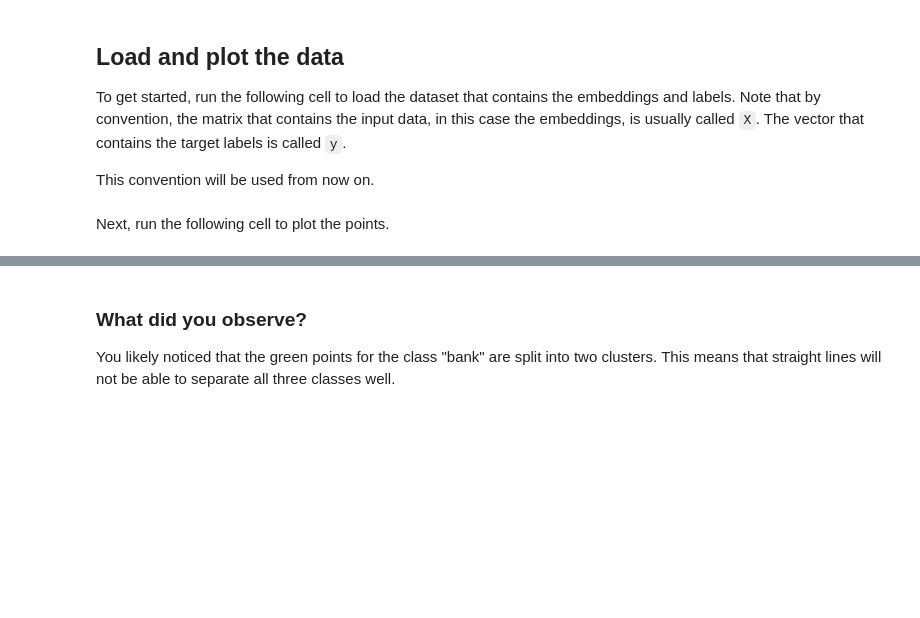
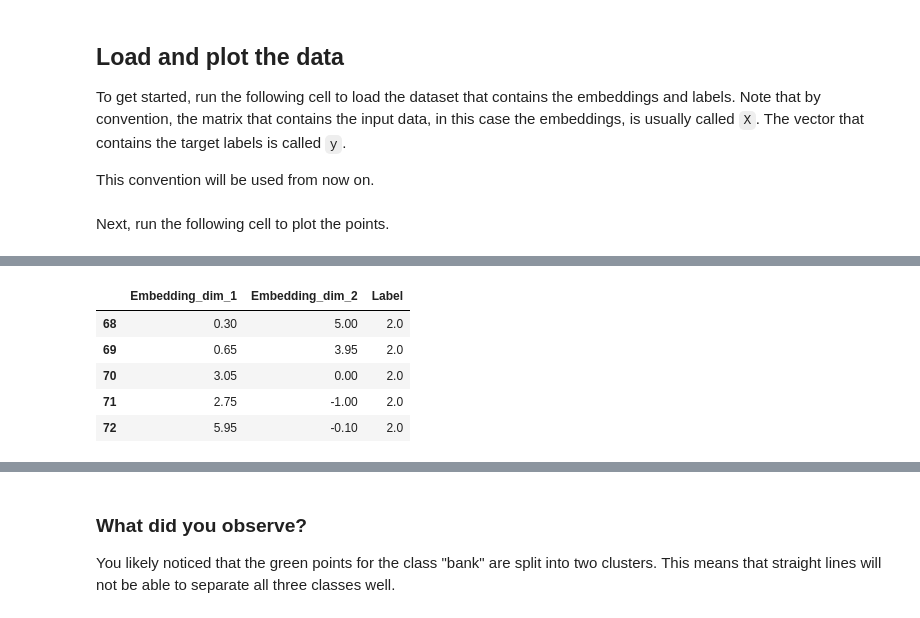
Before and after one commit to bornofdata/AI-Research-Foundations, a Jupyter notebook: DeepMinds/10_separate_more_complex_data.ipynb, the cells around one changed output, grey strips where cells are left out. Saved outputs shown, nothing was run; the diff lists cells and outputs as text; code cells hidden in the pictures; blank space fills up the shorter version.

```diff
--- a/DeepMinds/10_separate_more_complex_data.ipynb
+++ b/DeepMinds/10_separate_more_complex_data.ipynb
@@ -104,2 +115,11 @@ Next, run the following cell to plot the points.
+# %%
+df.tail()
+# %% [output]
+|  | Embedding_dim_1 | Embedding_dim_2 | Label |
+| 68 | 0.30 | 5.00 | 2.0 |
+| 69 | 0.65 | 3.95 | 2.0 |
+| 70 | 3.05 | 0.00 | 2.0 |
+| 71 | 2.75 | -1.00 | 2.0 |
+| 72 | 5.95 | -0.10 | 2.0 |
 # %%
 visualizations.plot_data_and_mlp(X, y, labels, title="2D Embeddings of Sentences")
```
Also changed, not shown: parts of 7 cells of this notebook.
